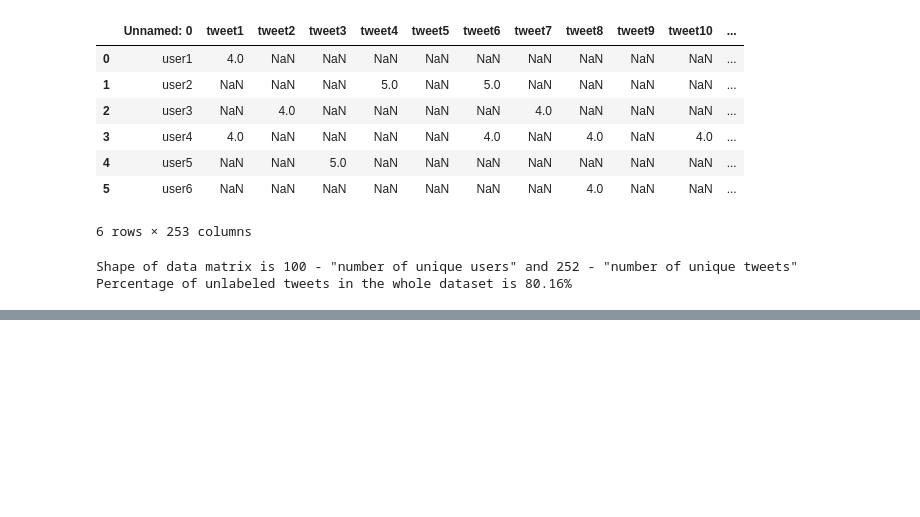
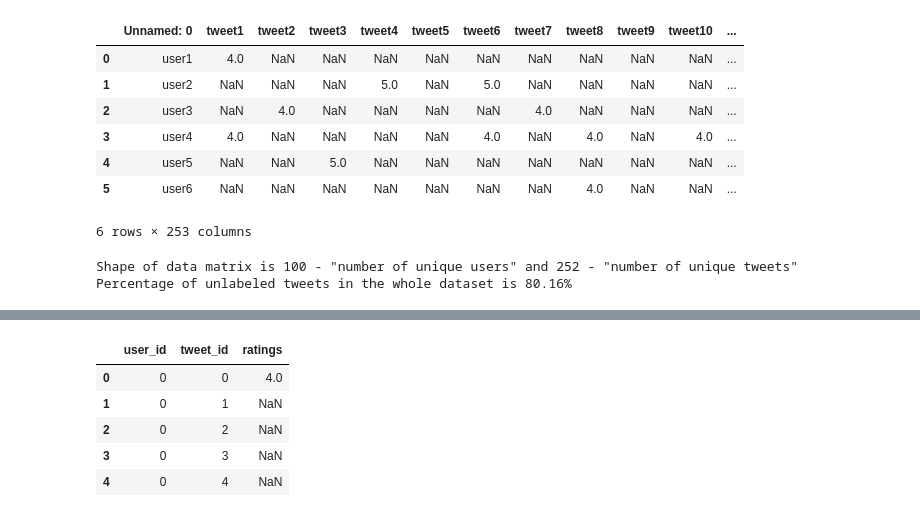
Before and after one commit to stazam/M7DataSp---Advanced-data-science-techniques, a Jupyter notebook: tweet_recommender.ipynb, the cells around one changed output, grey strips where cells are left out. Drawn from its saved outputs; the diff is of its cells as text; code cells hidden in the pictures; blank space fills up the shorter version.

```diff
--- a/tweet_recommender.ipynb
+++ b/tweet_recommender.ipynb
@@ -57,9 +74,7 @@ Percentage of unlabeled tweets in the whole dataset is 80.16%
 # %%
-df_new = pd.DataFrame(columns = ['user_id','tweet_id','ratings'])
+labels = []
 
-for i in range(n_users):
-  for j in range(1,n_tweets):
+for i in range(0,n_users):
+  for j in range(1,n_tweets+1):
 
-     df_new['user_id'] = i
-     df_new['tweet_id'] = j
-     df_new['ratings'] = df.iloc[i,j]
+    labels.append(df.iloc[i,j])
@@ -70,0 +81,17 @@ df_new
+# %%
+user_id = [i for i in range(n_users) for j in range(n_tweets)]
+tweet_id = [j for i in range(n_users) for j in range(n_tweets)]
+
+
+df_new['user_id'] = user_id
+df_new['tweet_id'] = tweet_id
+df_new['ratings'] = labels
+# %%
+df_new.head()
+# %% [output]
+|  | user_id | tweet_id | ratings |
+| 0 | 0 | 0 | 4.0 |
+| 1 | 0 | 1 | NaN |
+| 2 | 0 | 2 | NaN |
+| 3 | 0 | 3 | NaN |
+| 4 | 0 | 4 | NaN |
```
Also changed, not shown: parts of 2 cells of this notebook.
